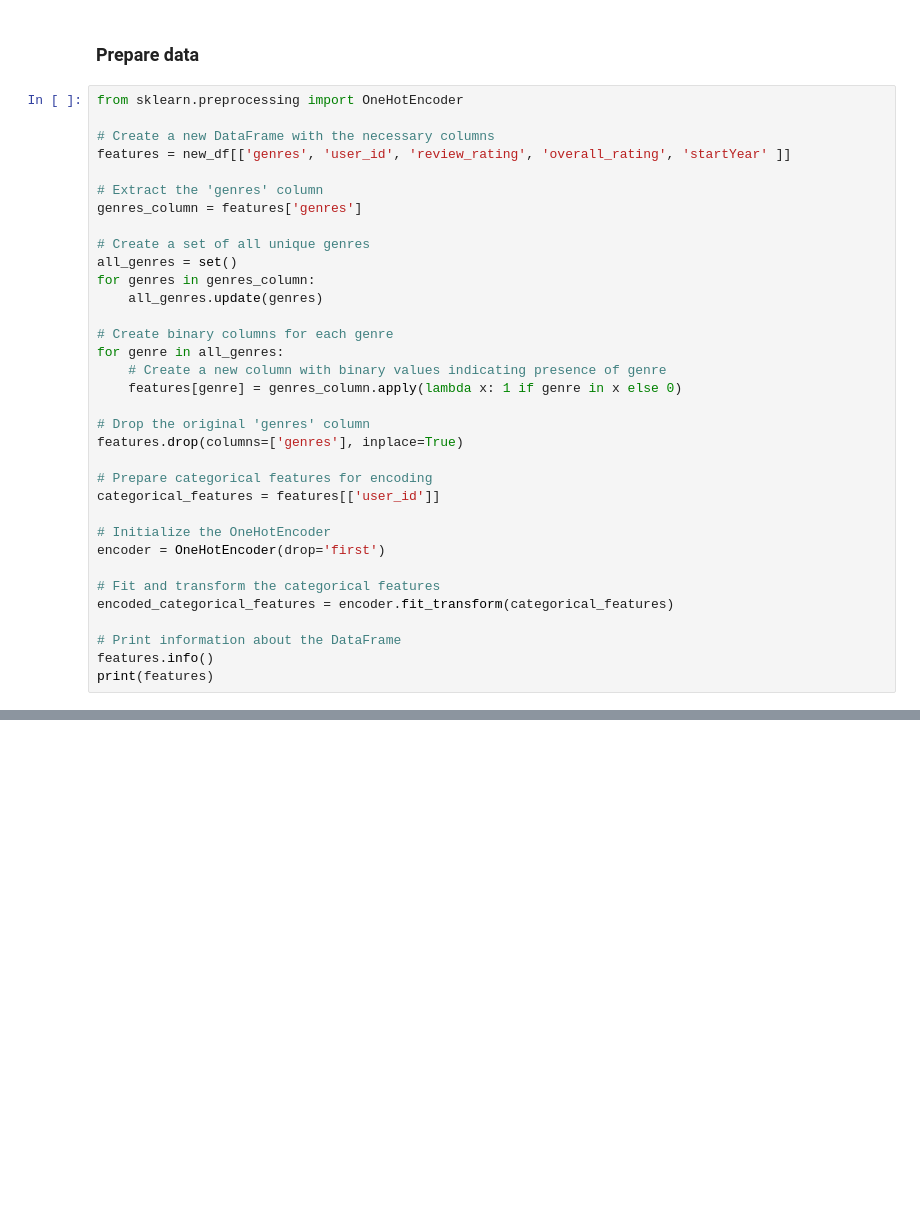
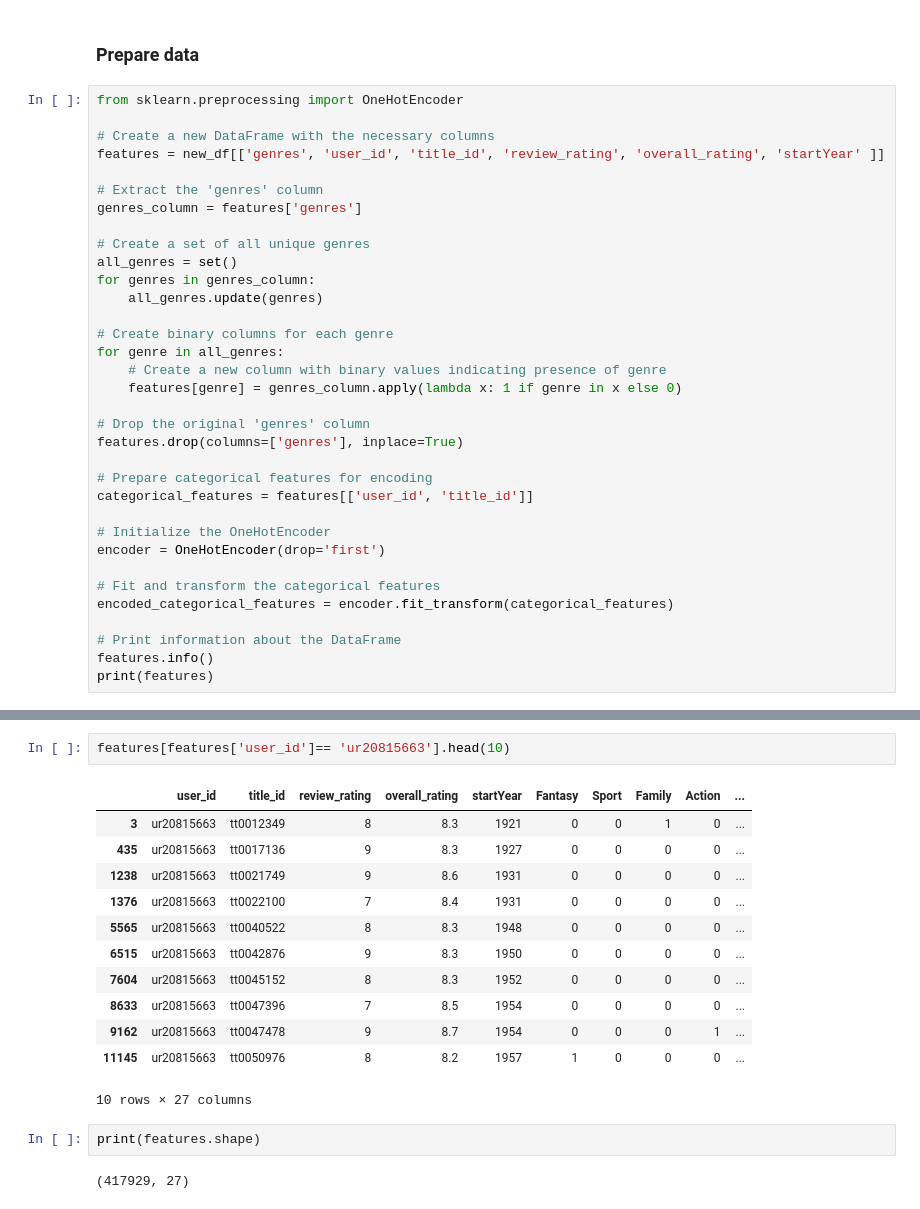
Before and after one commit to Gruppe-H/AI_exam, a Jupyter notebook: UserProfilingClustering.ipynb, the cells around one changed output, grey strips where cells are left out. Cells and saved outputs as stored; diff of their text form; blank space fills up the shorter version.

```diff
--- a/UserProfilingClustering.ipynb
+++ b/UserProfilingClustering.ipynb
@@ -442,7 +399,7 @@ columns_to_keep = ['title_id', 'user_id', 'review_rating', 'review_summary', 'ov
 from sklearn.preprocessing import OneHotEncoder
 
 # Create a new DataFrame with the necessary columns
-features = new_df[['genres', 'user_id', 'review_rating', 'overall_rating', 'startYear' ]]
+features = new_df[['genres', 'user_id', 'title_id', 'review_rating', 'overall_rating', 'startYear' ]]
 
 # Extract the 'genres' column
 genres_column = features['genres']
@@ -461,7 +418,7 @@ for genre in all_genres:
 features.drop(columns=['genres'], inplace=True)
 
 # Prepare categorical features for encoding
-categorical_features = features[['user_id']]
+categorical_features = features[['user_id', 'title_id']]
 
 # Initialize the OneHotEncoder
 encoder = OneHotEncoder(drop='first')
@@ -514,0 +548,19 @@ print(unique_genres)
+# %%
+features[features['user_id']== 'ur20815663'].head(10)
+# %% [output]
+|  | user_id | title_id | review_rating | overall_rating | startYear | Fantasy | Sport | Family | Action | ... |
+| 3 | ur20815663 | tt0012349 | 8 | 8.3 | 1921 | 0 | 0 | 1 | 0 | ... |
+| 435 | ur20815663 | tt0017136 | 9 | 8.3 | 1927 | 0 | 0 | 0 | 0 | ... |
+| 1238 | ur20815663 | tt0021749 | 9 | 8.6 | 1931 | 0 | 0 | 0 | 0 | ... |
+| 1376 | ur20815663 | tt0022100 | 7 | 8.4 | 1931 | 0 | 0 | 0 | 0 | ... |
+| 5565 | ur20815663 | tt0040522 | 8 | 8.3 | 1948 | 0 | 0 | 0 | 0 | ... |
+| 6515 | ur20815663 | tt0042876 | 9 | 8.3 | 1950 | 0 | 0 | 0 | 0 | ... |
+| 7604 | ur20815663 | tt0045152 | 8 | 8.3 | 1952 | 0 | 0 | 0 | 0 | ... |
+| 8633 | ur20815663 | tt0047396 | 7 | 8.5 | 1954 | 0 | 0 | 0 | 0 | ... |
+| 9162 | ur20815663 | tt0047478 | 9 | 8.7 | 1954 | 0 | 0 | 0 | 1 | ... |
+| 11145 | ur20815663 | tt0050976 | 8 | 8.2 | 1957 | 1 | 0 | 0 | 0 | ... |
+10 rows × 27 columns
+# %%
+print(features.shape)
+# %% [output]
+(417929, 27)
```
Also changed, not shown: parts of 33 cells of this notebook.
